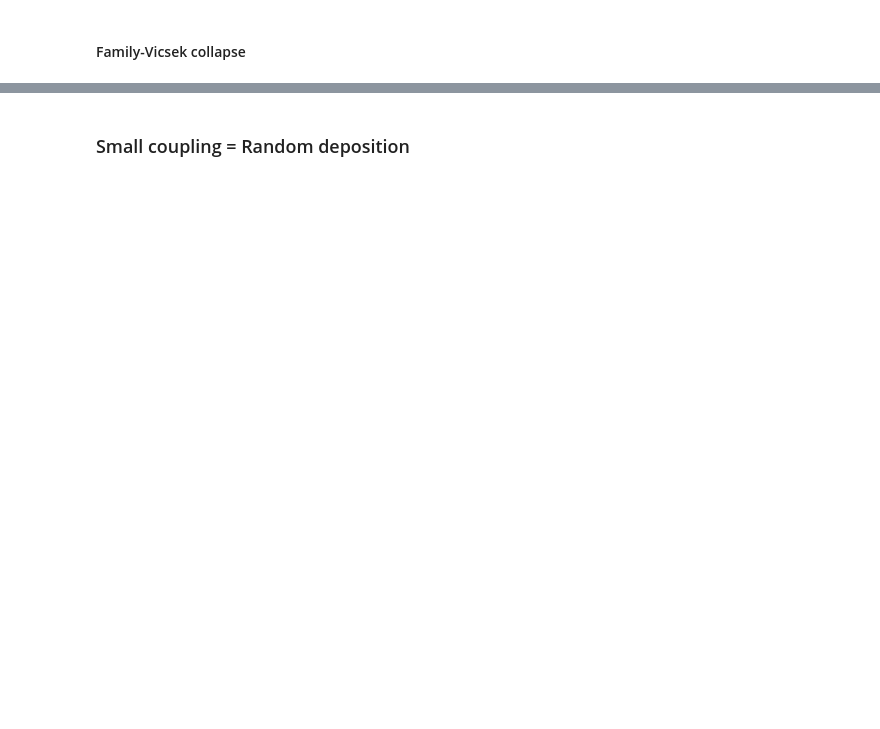
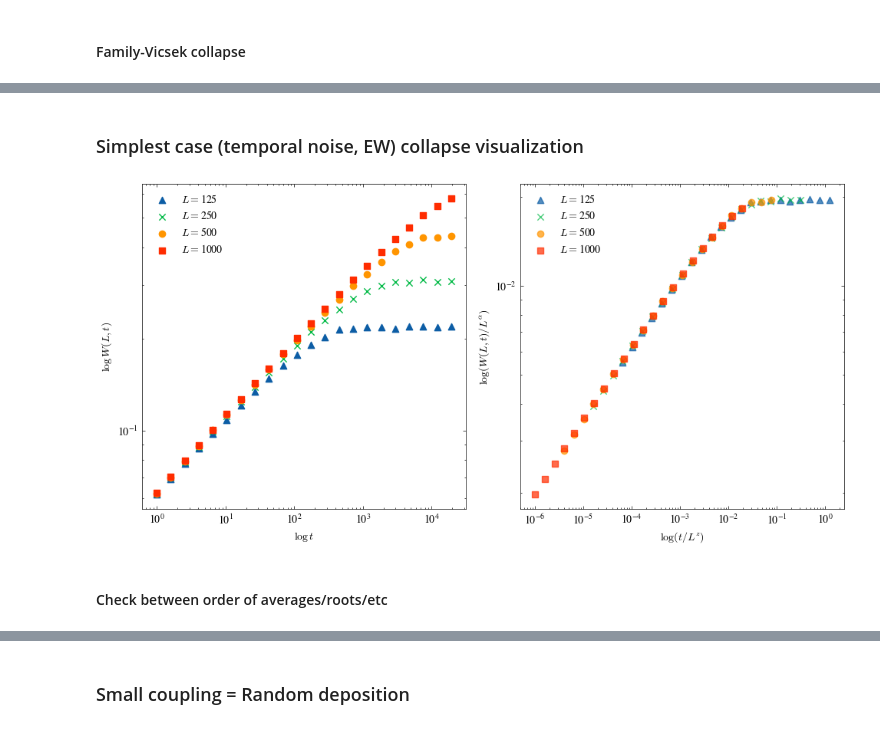
Before and after one commit to goznalo-git/RoughKuramoto, a Jupyter notebook: Notebooks_1D/2-Roughness.ipynb, the cells around one changed output, grey strips where cells are left out. Drawn from its saved outputs; the diff is of its cells as text; code cells hidden in the pictures; blank space fills up the shorter version.

Commit message:
Minor improvements and example

```diff
--- a/Notebooks_1D/2-Roughness.ipynb
+++ b/Notebooks_1D/2-Roughness.ipynb
@@ -289,0 +220,2 @@ plot_roughness_collapse(avg_df, T, tx, Ks=Ks)
+# %% [markdown]
+### Simplest case (temporal noise, EW) collapse visualization
@@ -289,0 +235,51 @@ plot_roughness_collapse(avg_df, T, tx, Ks=Ks)
+# %%
+fig, ax = plt.subplots(1, 2, figsize=(10,5))
+
+ax[0].set_xlabel(r"$\log t$")
+ax[0].set_ylabel(r"$\log W(L,t)$")
+ax[1].set_xlabel(r"$\log (t/L^z)$")
+ax[1].set_ylabel(r"$\log (W(L,t) / L^\alpha)$")
+
+mask = (
+    (avg_df["typenoise"] == typenoise)
+    & (avg_df["T"] == T)
+    & (avg_df["deltaname"] == deltaname)
+    & ((avg_df["K"] == Ks[0]) | (avg_df["K"] == Ks[1]))
+)
+sub = avg_df[mask]
+
+for _, row in sub.iterrows():
+    t = row["t"]
+    mean_roughness = row["mean_roughness"]
+    L = row["L"]
+    K = row["K"]
+
+    # Exponents
+    z = z_dict[typenoise][delta_to_label[deltaname]]
+    alpha = alpha_dict[typenoise][delta_to_label[deltaname]]
+
+    t_cross = tx[typenoise][delta_to_label[deltaname]] * L**(z_dict[typenoise][delta_to_label[deltaname]])
+
+    ax[0].scatter(t, mean_roughness, label=r"$L=$" + str(L), marker=markerdict[L])
+
+    # Collapse variables
+    tLz = t / L**z
+    WLa = mean_roughness / L**alpha
+
+    ax[1].scatter(tLz, WLa, label=r"$L=$" + str(L), marker=markerdict[L], alpha=0.7)
+
+ax[0].set_xscale('log')
+ax[0].set_yscale('log')
+ax[1].set_xscale('log')
+ax[1].set_yscale('log')
+
+ax[0].legend()
+ax[1].legend()
+
+plt.tight_layout()
+plt.savefig(f"Figures/roughness_example.png", dpi=300)
+plt.show()
+# %% [output]
+[figure, added]
+# %% [markdown]
+#### Check between order of averages/roots/etc
```
Also changed, not shown: parts of 7 cells of this notebook, 2 other files.
